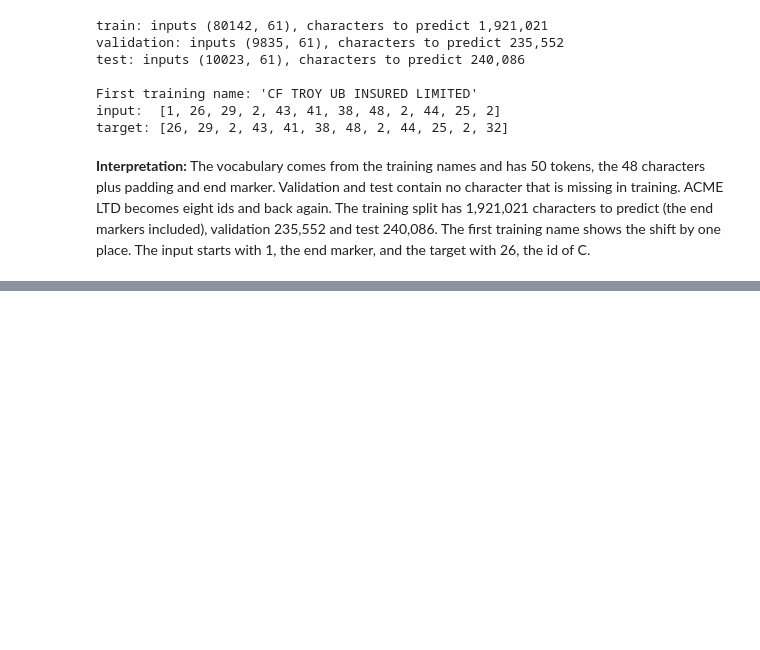
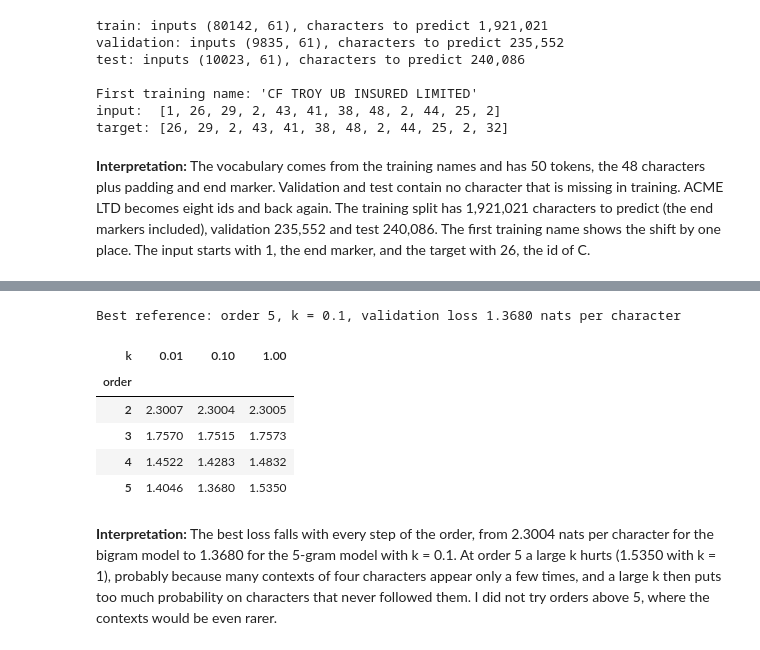
Before and after one commit to mauroreverberi/generative_ai_applications, a Jupyter notebook: generative_model.ipynb, the cells around one changed output, grey strips where cells are left out. Saved outputs shown, nothing was run; the diff lists cells and outputs as text; code cells hidden in the pictures; blank space fills up the shorter version.

Commit message:
reference model added

```diff
--- a/generative_model.ipynb
+++ b/generative_model.ipynb
@@ -287,0 +293,25 @@ target: [26, 29, 2, 43, 41, 38, 48, 2, 44, 25, 2, 32]
+# %%
+validation_names = names.loc[names["split"] == "validation", "name"].tolist()
+test_names = names.loc[names["split"] == "test", "name"].tolist()
+
+rows = []
+for order in [2, 3, 4, 5]:
+    for k in [0.01, 0.1, 1.0]:
+        model_ngram = CharNgram(tokenizer, order, k).fit(train_names)
+        rows.append({"order": order, "k": k, "validation_loss": model_ngram.loss(validation_names)})
+ngram_results = pd.DataFrame(rows)
+best = ngram_results.loc[ngram_results["validation_loss"].idxmin()]
+ngram = CharNgram(tokenizer, int(best["order"]), best["k"]).fit(train_names)
+print(f"Best reference: order {int(best['order'])}, k = {best['k']}, "
+      f"validation loss {best['validation_loss']:.4f} nats per character")
+ngram_results.pivot(index="order", columns="k", values="validation_loss").round(4)
+# %% [output]
+Best reference: order 5, k = 0.1, validation loss 1.3680 nats per character
+| k | 0.01 | 0.10 | 1.00 |
+| order |  |  |  |
+| 2 | 2.3007 | 2.3004 | 2.3005 |
+| 3 | 1.7570 | 1.7515 | 1.7573 |
+| 4 | 1.4522 | 1.4283 | 1.4832 |
+| 5 | 1.4046 | 1.3680 | 1.5350 |
+# %% [markdown]
+**Interpretation:** The best loss falls with every step of the order, from 2.3004 nats per character for the bigram model to 1.3680 for the 5-gram model with k = 0.1. At order 5 a large k hurts (1.5350 with k = 1), probably because many contexts of four characters appear only a few times, and a large k then puts too much probability on characters that never followed them. I did not try orders above 5, where the contexts would be even rarer.
```
Also changed, not shown: parts of 2 cells of this notebook, 2 other files.
